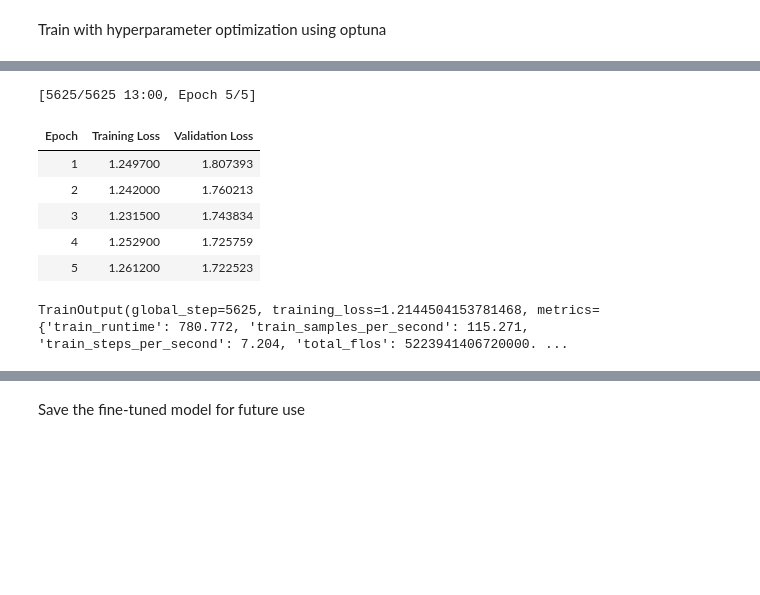
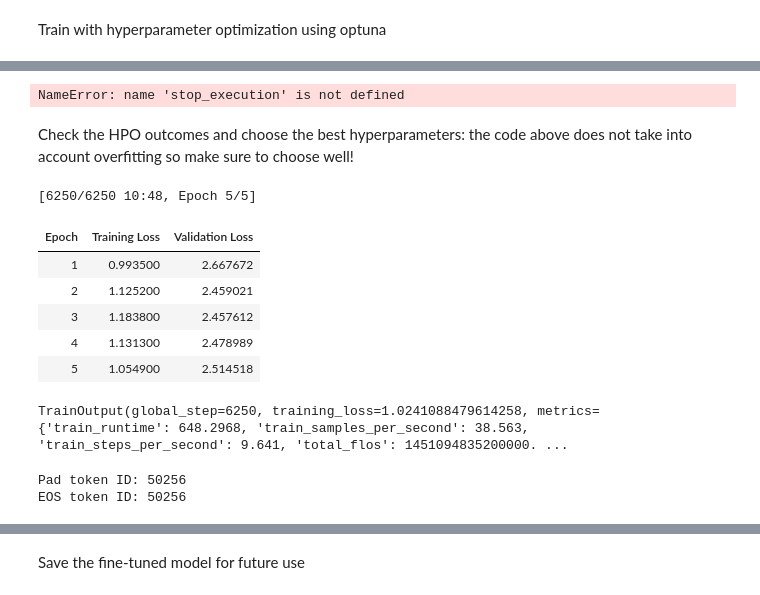
Before and after one commit to khnhenriette/ProjectADL, a Jupyter notebook: notebooks/medium_fine_tune_math_hpo_small.ipynb, the cells around one changed output, grey strips where cells are left out. Drawn from its saved outputs; the diff is of its cells as text; code cells hidden in the pictures; blank space fills up the shorter version.

Commit message:
small does not work - also fix mistake for accuracy eval

```diff
--- a/notebooks/medium_fine_tune_math_hpo_small.ipynb
+++ b/notebooks/medium_fine_tune_math_hpo_small.ipynb
@@ -41,11 +41,19 @@ df = pd.read_csv('math_dataset.csv')  # Update this path if using Google Drive
 # Convert DataFrame to Hugging Face Dataset
 dataset = Dataset.from_pandas(df)
 
-# Split dataset into training and validation sets
-split_dataset = dataset.train_test_split(test_size=0.1)
-train_dataset = split_dataset['train']
-eval_dataset = split_dataset['test']
+# Shuffle the dataset
+dataset = dataset.shuffle(seed=42)  # Ensure reproducibility with a fixed seed
 
+# Split into training (5000 examples) and the rest
+train_dataset = dataset.select(range(5000))
+remaining_dataset = dataset.select(range(5000, len(dataset)))
+
+# Split the remaining dataset into validation (500 examples) and test (500 examples)
+eval_dataset = remaining_dataset.select(range(500))
+test_dataset = remaining_dataset.select(range(500, 1000))
+
+# Print dataset sizes
 print(f"Training examples: {len(train_dataset)}")
 print(f"Validation examples: {len(eval_dataset)}")
+print(f"Test examples: {len(test_dataset)}")
 # %% [output]
@@ -193,0 +205,6 @@ print("Best hyperparameters:", study.best_params)
+# %%
+stop_execution()
+# %% [output]
+NameError: name 'stop_execution' is not defined
+# %% [markdown]
+Check the HPO outcomes and choose the best hyperparameters: the code above does not take into account overfitting so make sure to choose well!
@@ -194,36 +213,44 @@ print("Best hyperparameters:", study.best_params)
 # %%
 # fine tune using best HPs
 
 best_hyperparams = study.best_params
 
 training_args = TrainingArguments(
-    output_dir="./gpt2_finetuned_hpo",
+    output_dir="./gpt2_finetuned_hpo_small",
     evaluation_strategy="epoch",
     learning_rate=best_hyperparams["learning_rate"],
     per_device_train_batch_size=best_hyperparams["batch_size"],
     num_train_epochs=best_hyperparams["num_epochs"],
     save_steps=500,
     save_total_limit=2,
     logging_dir="./logs",
     logging_steps=50,
     push_to_hub=False,
 )
 
 trainer = Trainer(
     model=model,
     args=training_args,
     train_dataset=train_dataset,
     eval_dataset=eval_dataset,
     tokenizer=tokenizer,
 )
 
 trainer.train()
 # %% [output]
-[5625/5625 13:00, Epoch 5/5]
+[6250/6250 10:48, Epoch 5/5]
 | Epoch | Training Loss | Validation Loss |
-| 1 | 1.249700 | 1.807393 |
-| 2 | 1.242000 | 1.760213 |
-| 3 | 1.231500 | 1.743834 |
-| 4 | 1.252900 | 1.725759 |
-| 5 | 1.261200 | 1.722523 |
+| 1 | 0.993500 | 2.667672 |
+| 2 | 1.125200 | 2.459021 |
+| 3 | 1.183800 | 2.457612 |
+| 4 | 1.131300 | 2.478989 |
+| 5 | 1.054900 | 2.514518 |
-TrainOutput(global_step=5625, training_loss=1.2144504153781468, metrics={'train_runtime': 780.772, 'train_samples_per_second': 115.271, 'train_steps_per_second': 7.204, 'total_flos': 5223941406720000. ...
+TrainOutput(global_step=6250, training_loss=1.0241088479614258, metrics={'train_runtime': 648.2968, 'train_samples_per_second': 38.563, 'train_steps_per_second': 9.641, 'total_flos': 1451094835200000. ...
+# %%
+# verify tokens are set consistently
+
+print(f"Pad token ID: {tokenizer.pad_token_id}")
+print(f"EOS token ID: {tokenizer.eos_token_id}")
+# %% [output]
+Pad token ID: 50256
+EOS token ID: 50256
```
Also changed, not shown: parts of 16 cells of this notebook.
